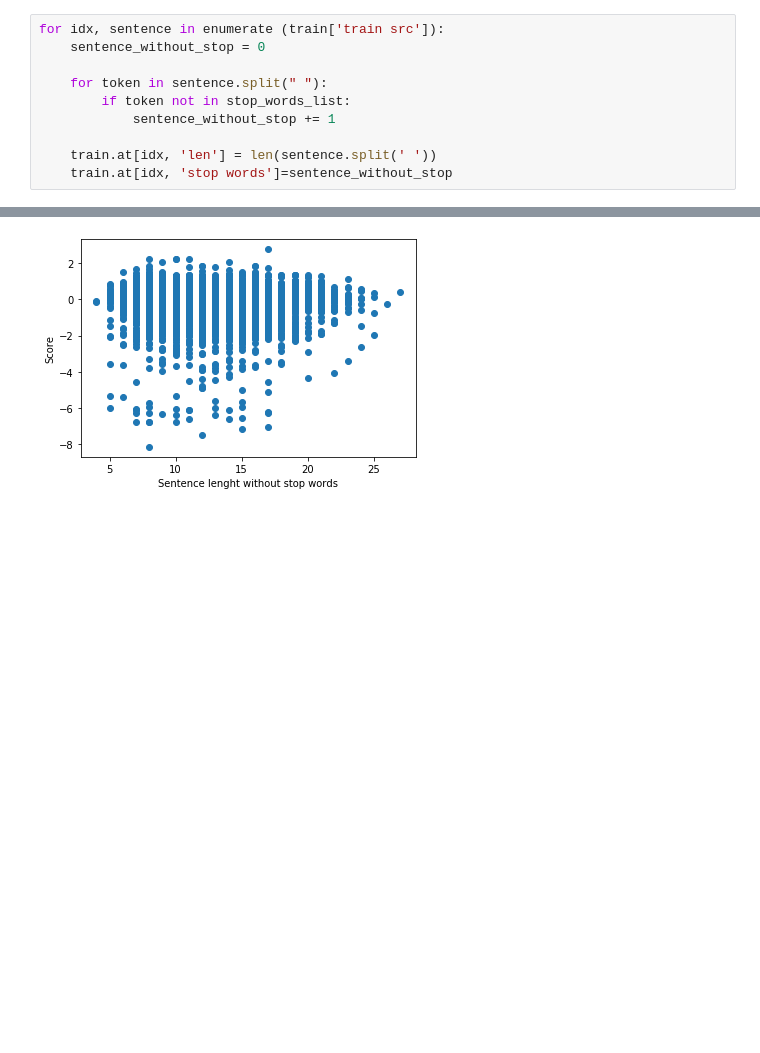
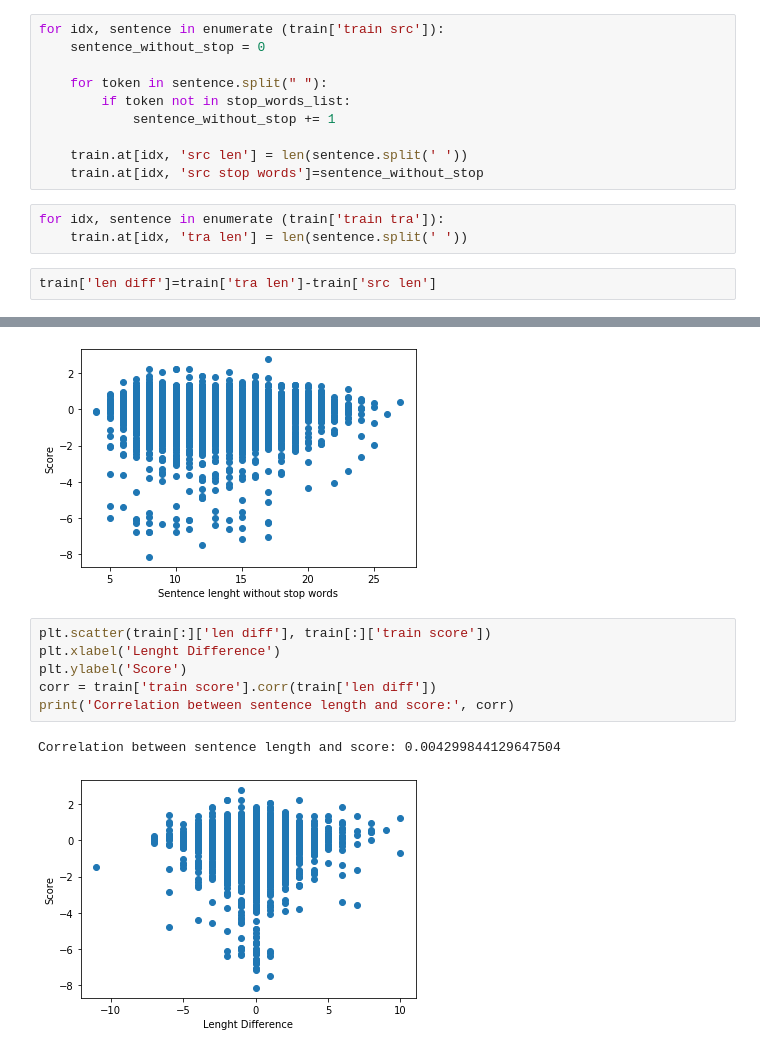
Before and after one commit to mdelaf1995/sentence_level_qe_ffl, a Jupyter notebook: exploration/theo_explo.ipynb, the cells around one changed output, grey strips where cells are left out. Drawn from its saved outputs; the diff is of its cells as text; blank space fills up the shorter version.

Commit message:
exploration of the score wrt the length of the sentence

```diff
--- a/exploration/theo_explo.ipynb
+++ b/exploration/theo_explo.ipynb
@@ -110,6 +110,11 @@ for idx, sentence in enumerate (train['train src']):
         if token not in stop_words_list:
             sentence_without_stop += 1
 
-    train.at[idx, 'len'] = len(sentence.split(' '))
-    train.at[idx, 'stop words']=sentence_without_stop
+    train.at[idx, 'src len'] = len(sentence.split(' '))
+    train.at[idx, 'src stop words']=sentence_without_stop
+# %%
+for idx, sentence in enumerate (train['train tra']):
+    train.at[idx, 'tra len'] = len(sentence.split(' '))
+# %%
+train['len diff']=train['tra len']-train['src len']
 # %%
@@ -130,3 +135,12 @@ print('Correlation between sentence length and score:', corr)
 # %% [output]
 Correlation between sentence length and score: -0.05190200272888644
 [figure]
+# %%
+plt.scatter(train[:]['len diff'], train[:]['train score'])
+plt.xlabel('Lenght Difference')
+plt.ylabel('Score')
+corr = train['train score'].corr(train['len diff'])
+print('Correlation between sentence length and score:', corr)
+# %% [output]
+Correlation between sentence length and score: 0.004299844129647504
+[figure, added]
```
Also changed, not shown: parts of 1 cell of this notebook.
